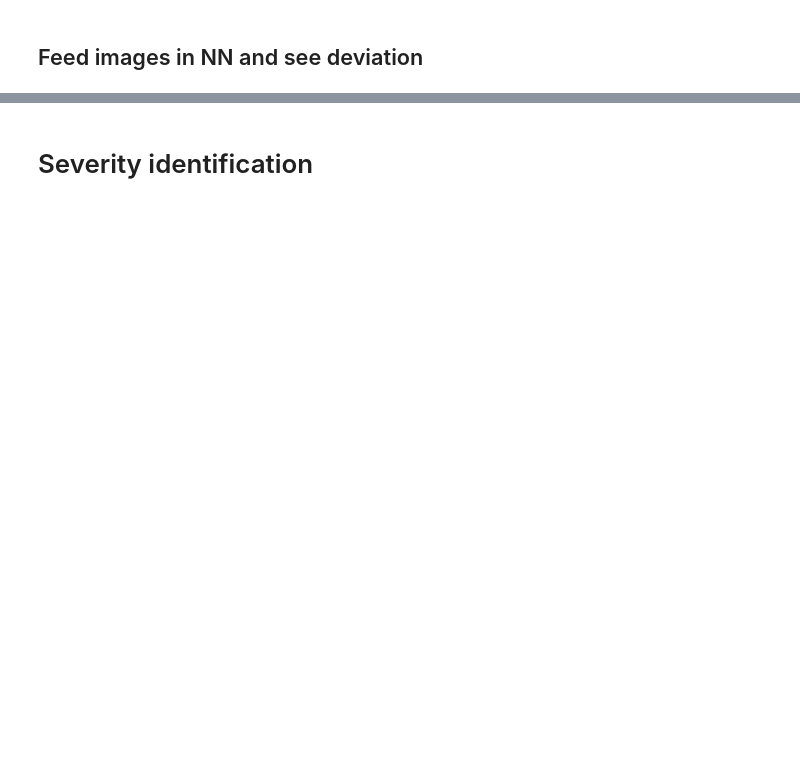
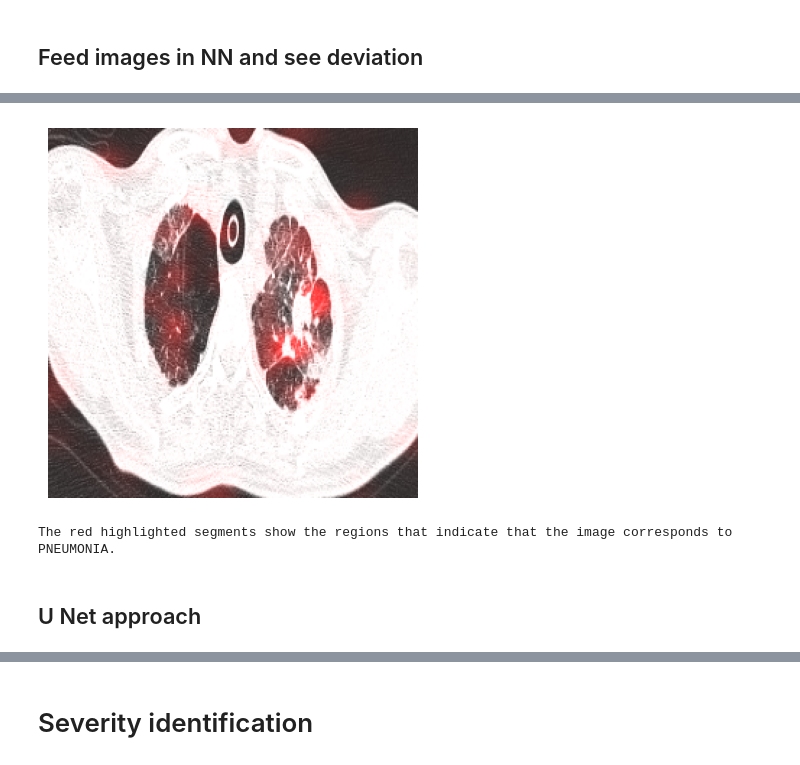
Before and after one commit to Praneeth-Suresh/CT-image, a Jupyter notebook: notebookb0bf2e321b.ipynb, the cells around one changed output, grey strips where cells are left out. Cells and saved outputs as stored; diff of their text form; code cells hidden in the pictures; blank space fills up the shorter version.

```diff
--- a/notebookb0bf2e321b.ipynb
+++ b/notebookb0bf2e321b.ipynb
@@ -223,7 +310,7 @@ for i in range(training_runs):
 # %%
 def PredictType(image):
     # This function returns the class of the image in terms of its position in CLASSES
-    pred = model.predict(tf.reshape(x_list[3], (1, x_list[3].shape[0], x_list[3].shape[1], x_list[3].shape[2]) ))
+    pred = model.predict(tf.reshape(image, (1, image.shape[0], image.shape[1], image.shape[2]) ))
     return tf.math.argmax(pred[0])
 # %% [markdown]
 ## Model testing
@@ -379,7 +491,7 @@ plt.show()
 # %%
 def overlay_red_highlight(base_image: tf.Tensor, overlay_image: tf.Tensor) -> tf.Tensor:
     """
-    Overlays a red highlight on a grayscale image using a second grayscale image.
+    Overlays a red highlight on the CT image using the greyscale masks.
 
     Args:
         base_image (tf.Tensor): A 256x256x1 grayscale image.
@@ -407,3 +519,26 @@ def overlay_red_highlight(base_image: tf.Tensor, overlay_image: tf.Tensor) -> tf
     return rgb_image
 # %%
 segmented_img = overlay_red_highlight(img_segment, masks)
+# %%
+def ShowMasks(img_segment): # This function combines all the functionality that was implemented above
+    MImg = ImageMaskGenerator(img_segment)
+    res = model.predict(MImg)
+    ref = GetRef(img_segment)
+    cls = int(PredictType(img_segment))
+
+    print(f"This image is of type {CLASSES[cls]}")
+
+    mask_probs = []
+
+    for r in res:
+        if r[cls] < ref:
+            mask_probs.append(ref - r[cls])
+        else:
+            mask_probs.append(0)
+
+    mask_probs = tf.stack(mask_probs)
+    masks = normalize_and_reshape(mask_probs)
+
+    return masks, cls
+# %%
+masks, cls = ShowMasks(x_list[4])
@@ -410,9 +550,14 @@ segmented_img = overlay_red_highlight(img_segment, masks)
 # %%
 # Visualise the effects the different masks have on the image
-plt.imshow(segmented_img, vmin=0, vmax=1)
+plt.imshow(overlay_red_highlight(x_list[4], masks), vmin=0, vmax=1)
 plt.axis("off")  # Hide axes
 plt.show()
 
 # If the entire image is red-tinted, then it is a strong indication that the classification is incorrect.
 
 print(f"The red highlighted segments show the regions that indicate that the image corresponds to {CLASSES[cls]}.")
+# %% [output]
+[figure, added]
+The red highlighted segments show the regions that indicate that the image corresponds to PNEUMONIA.
+# %% [markdown]
+## U Net approach
```
Also changed, not shown: parts of 28 cells of this notebook, 1 other file.
